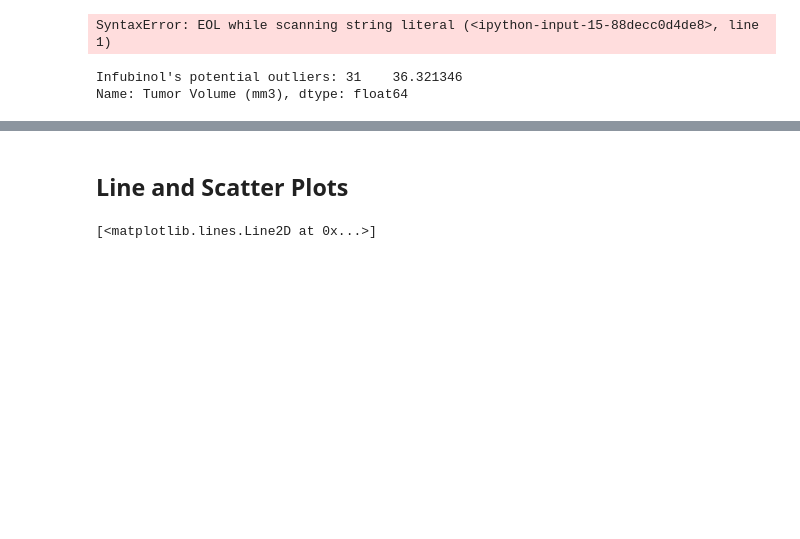
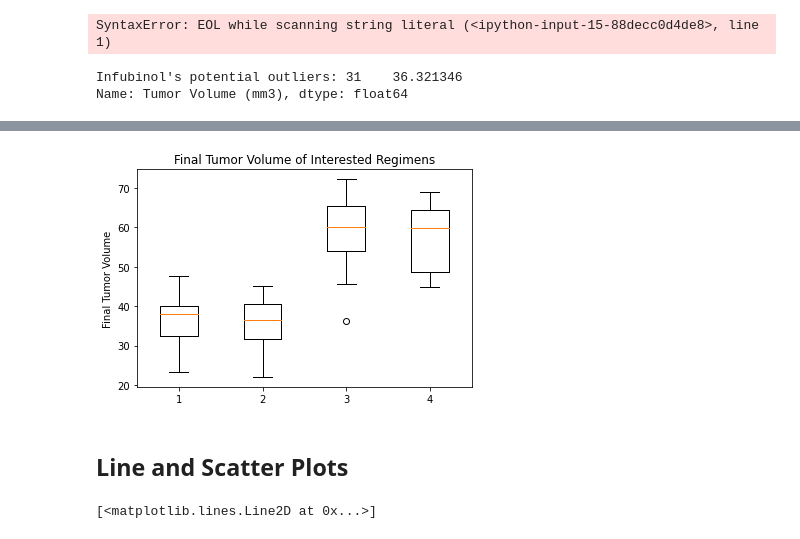
Before and after one commit to joshuadroid/pandas-challenge-2, a Jupyter notebook: Pymaceuticals/pymaceuticals_starter.ipynb, the cells around one changed output, grey strips where cells are left out. Drawn from its saved outputs; the diff is of its cells as text; code cells hidden in the pictures; blank space fills up the shorter version.

```diff
--- a/Pymaceuticals/pymaceuticals_starter.ipynb
+++ b/Pymaceuticals/pymaceuticals_starter.ipynb
@@ -270,3 +285,22 @@ Name: Tumor Volume (mm3), dtype: float64
+# %%
+# This was an interesting Box Plot, I would've liked to look at this data rather than just a boxplot of all of them. The first two drugs look more effective.
+# Use the for loop for outliers, but instead just save all the data
+drug_reg_data = []
+for treat in treat_list:
+    # Locate the rows which contain mice on each drug and get the tumor volumes
+    t = max_tumor_per_mouse.loc[max_tumor_per_mouse['Drug Regimen'] == treat, 'Tumor Volume (mm3)']
+
+    # add subset
+    drug_reg_data.append(t)
+
+# Create Box Plot
+fig1, ax1 = plt.subplots()
+ax1.set_title("Final Tumor Volume of Interested Regimens")
+ax1.set_ylabel("Final Tumor Volume")
+ax1.boxplot(drug_reg_data)
+plt.show()
+# %% [output]
+[figure, added]
 # %% [markdown]
 ## Line and Scatter Plots
 # %%
```
Also changed, not shown: parts of 9 cells of this notebook.
